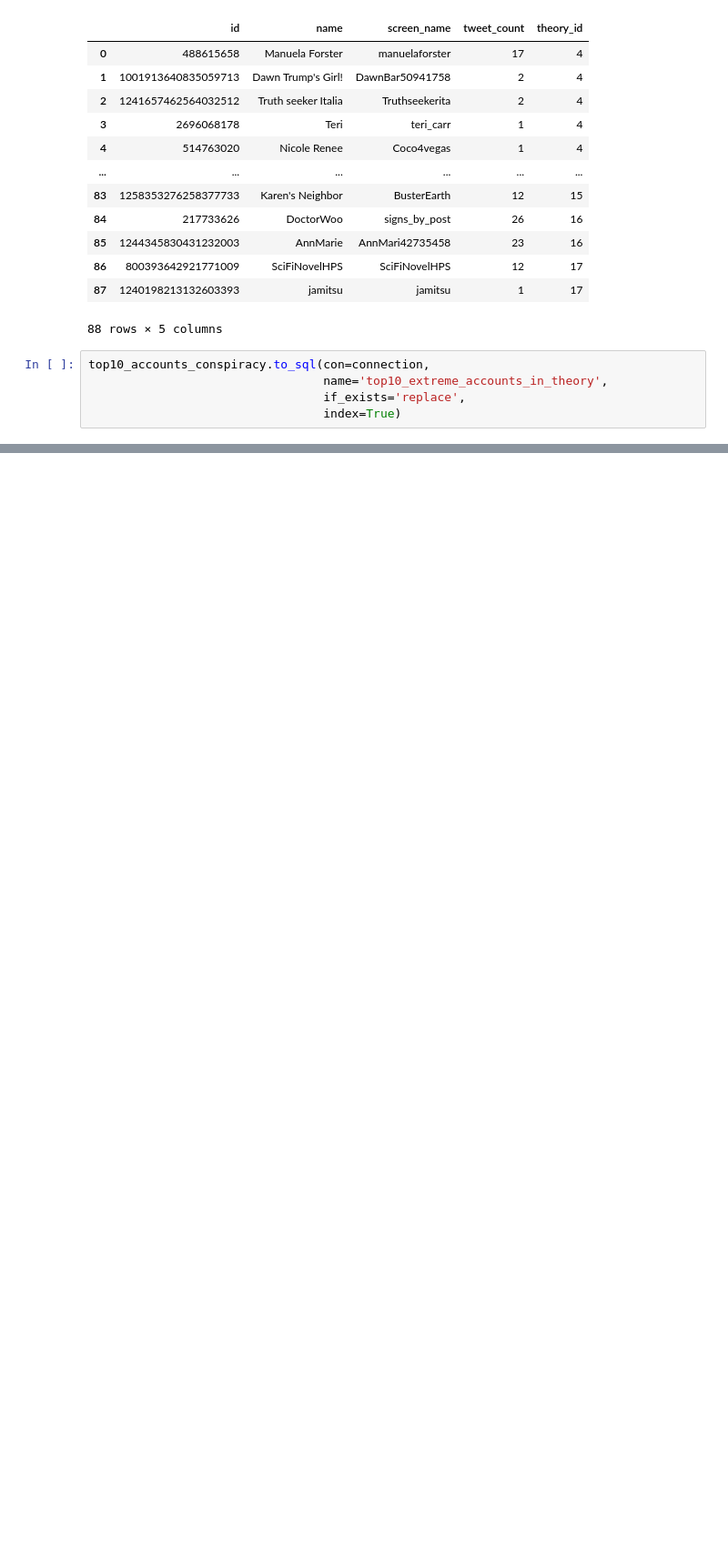
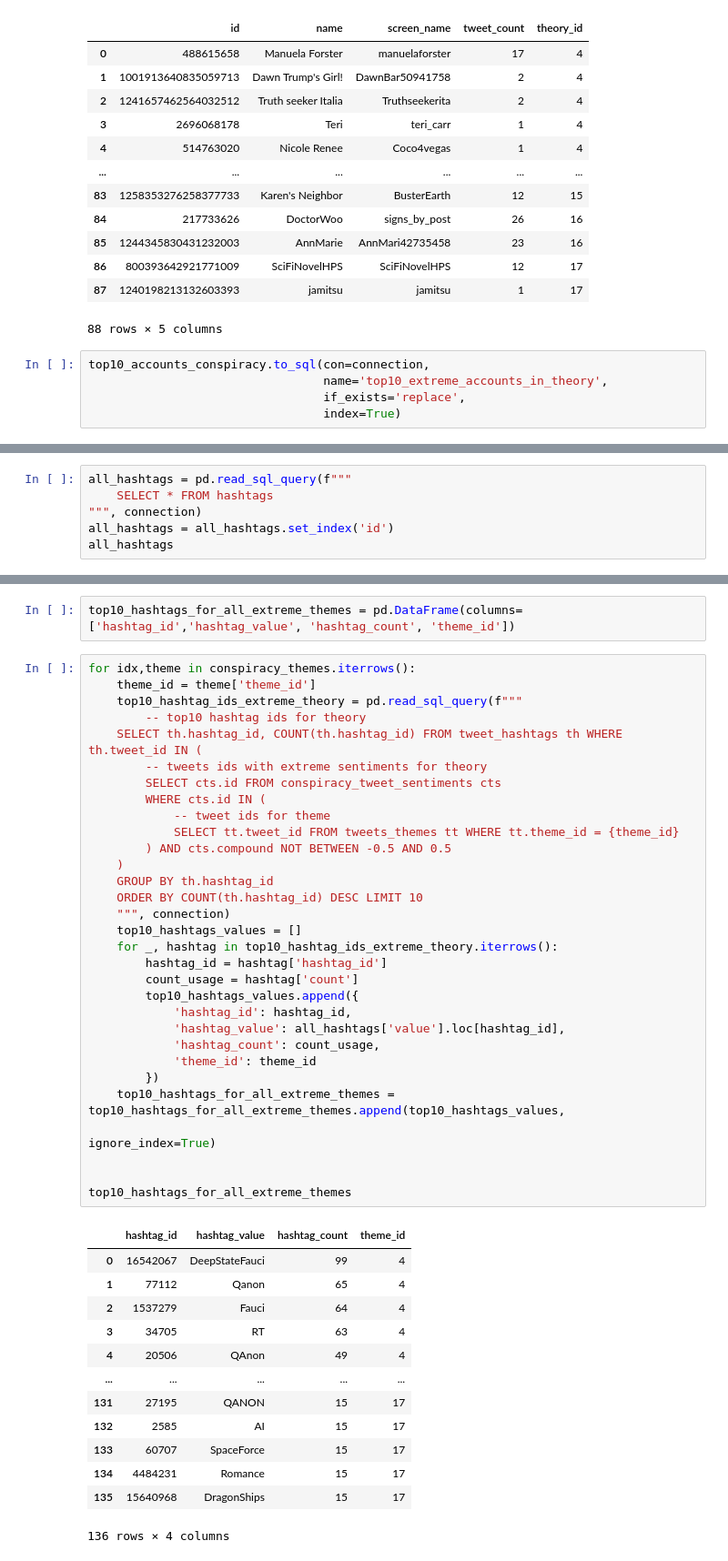
Before and after one commit to letv3/adt_project1, a Jupyter notebook: src/code.ipynb, the cells around one changed output, grey strips where cells are left out. Shown: that part at 91% size. Saved outputs shown, nothing was run; the diff lists cells and outputs as text; blank space fills up the shorter version.

```diff
--- a/src/code.ipynb
+++ b/src/code.ipynb
@@ -486,0 +431,6 @@ top10_accounts_conspiracy.to_sql(con=connection,
+# %%
+all_hashtags = pd.read_sql_query(f"""
+    SELECT * FROM hashtags
+""", connection)
+all_hashtags = all_hashtags.set_index('id')
+all_hashtags
@@ -486,0 +451,47 @@ top10_accounts_conspiracy.to_sql(con=connection,
+# %%
+top10_hashtags_for_all_extreme_themes = pd.DataFrame(columns=['hashtag_id','hashtag_value', 'hashtag_count', 'theme_id'])
+# %%
+for idx,theme in conspiracy_themes.iterrows():
+    theme_id = theme['theme_id']
+    top10_hashtag_ids_extreme_theory = pd.read_sql_query(f"""
+        -- top10 hashtag ids for theory
+    SELECT th.hashtag_id, COUNT(th.hashtag_id) FROM tweet_hashtags th WHERE th.tweet_id IN (
+        -- tweets ids with extreme sentiments for theory
+        SELECT cts.id FROM conspiracy_tweet_sentiments cts
+        WHERE cts.id IN (
+            -- tweet ids for theme
+            SELECT tt.tweet_id FROM tweets_themes tt WHERE tt.theme_id = {theme_id}
+        ) AND cts.compound NOT BETWEEN -0.5 AND 0.5
+    )
+    GROUP BY th.hashtag_id
+    ORDER BY COUNT(th.hashtag_id) DESC LIMIT 10
+    """, connection)
+    top10_hashtags_values = []
+    for _, hashtag in top10_hashtag_ids_extreme_theory.iterrows():
+        hashtag_id = hashtag['hashtag_id']
+        count_usage = hashtag['count']
+        top10_hashtags_values.append({
+            'hashtag_id': hashtag_id,
+            'hashtag_value': all_hashtags['value'].loc[hashtag_id],
+            'hashtag_count': count_usage,
+            'theme_id': theme_id
+        })
+    top10_hashtags_for_all_extreme_themes = top10_hashtags_for_all_extreme_themes.append(top10_hashtags_values,
+                                                                                         ignore_index=True)
+
+
+top10_hashtags_for_all_extreme_themes
+# %% [output]
+|  | hashtag_id | hashtag_value | hashtag_count | theme_id |
+| 0 | 16542067 | DeepStateFauci | 99 | 4 |
+| 1 | 77112 | Qanon | 65 | 4 |
+| 2 | 1537279 | Fauci | 64 | 4 |
+| 3 | 34705 | RT | 63 | 4 |
+| 4 | 20506 | QAnon | 49 | 4 |
+| ... | ... | ... | ... | ... |
+| 131 | 27195 | QANON | 15 | 17 |
+| 132 | 2585 | AI | 15 | 17 |
+| 133 | 60707 | SpaceForce | 15 | 17 |
+| 134 | 4484231 | Romance | 15 | 17 |
+| 135 | 15640968 | DragonShips | 15 | 17 |
+136 rows × 4 columns
```
Also changed, not shown: parts of 10 cells of this notebook, 2 other files.
